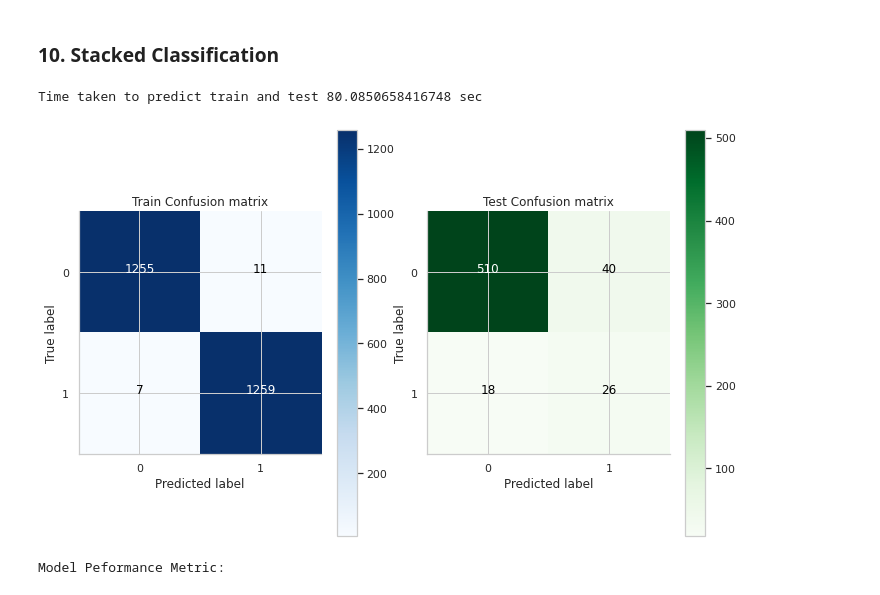
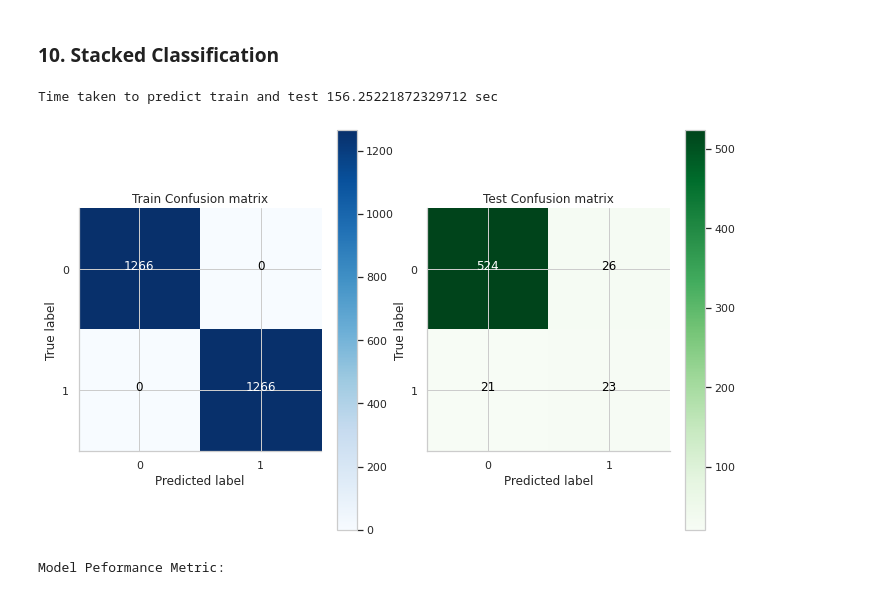
Before and after one commit to prabhatm0307/ai-ml, a Jupyter notebook: Telecom_Churn_Assignment.ipynb, the cells around one changed output. Drawn from its saved outputs; the diff is of its cells as text; code cells hidden in the pictures.

```diff
--- a/Telecom_Churn_Assignment.ipynb
+++ b/Telecom_Churn_Assignment.ipynb
@@ -1569,13 +1662,14 @@ Time taken to predict train and test 10.002905130386353 sec
 # %%
+### Final Hyperparameter tuning
 begin = time.time()
 params = {
     'criterion':['gini'],
-    'max_depth':[5,10,15,20],
-    'min_samples_split':[5,10],
-    'min_samples_leaf':[3,5,10],
+    'max_depth':[15,18],
+    'min_samples_split':[10,20],
+    'min_samples_leaf':[10,20],
     'random_state':[42],
-    'max_features': [49],
-    'n_estimators':[100,200]
+    'max_features': [40],
+    'n_estimators':[200]
 
 }
 estimator = RandomForestClassifier()
@@ -1624,3 +1727,12 @@ Time taken to predict train and test 15.074345588684082 sec
 [figure]
 # %% [markdown]
 ### 9. XGB Classifier
+# %%
+### Default XG Boost
+begin = time.time()
+xgb = XGBClassifier()
+xgb.fit(X_train,y_train)
+display(prediction_matrix(xgb,X_train,X_test,y_train,y_test))
+end = time.time()
+time_taken=end-begin
+print('Time taken to predict train and test {} sec'.format(time_taken))
@@ -1627,15 +1786,16 @@ Time taken to predict train and test 15.074345588684082 sec
 # %%
+#### Final Hyperparamter tuning
 begin = time.time()
 params = dict(
-    max_depth=[3,9] ,          # maximum depth of each tree - try 2 to 10
-    learning_rate=[0.1,0.2,0.3] ,   # effect of each tree - try 0.0001 to 0.1
-    n_estimators=[1000,5000] ,    # number of trees (that is, boosting rounds) - try 1000 to 8000
-    min_child_weight=[1,5] ,   # minimum number of houses in a leaf - try 1 to 10
-    colsample_bytree=[0.7],  # fraction of features (columns) per tree - try 0.2 to 1.0
-    subsample=[0.3,0.4,0.5],         # fraction of instances (rows) per tree - try 0.2 to 1.0
-    reg_alpha=[0,5,10],         # L1 regularization (like LASSO) - try 0.0 to 10.0
-    reg_lambda=[1,5,8]  ,      # L2 regularization (like Ridge) - try 0.0 to 10.0
-    num_parallel_tree=[1],   # set > 1 for boosted random forests
+    max_depth=[10] ,
+    learning_rate=[0.3,0.5] ,
+    n_estimators=[1500] ,
+    min_child_weight=[1,5] ,
+    colsample_bytree=[0.7],
+    subsample=[0.6],
+    reg_alpha=[0,1],
+    reg_lambda=[0,1]  ,
+    num_parallel_tree=[1],
 )
 estimator = XGBClassifier()
 # cross validation
@@ -1660,24 +1828,25 @@ KeyboardInterrupt:
 # %%
 begin = time.time()
 estimators = [
     ('lr', lm),
     ("lasso",lasso),
     ('ridge',ridge),
     ('elasticnet',elasticnet),
     ('dt',lm_dt),
- #   ('rfc',lm_rfc),
+    ('rfc',lm_rfc),
     ('knn',lm_knn),
     ('gbr',lm_gbr),
+     ('xgb',lm_xgb)
 ]
 lm_stack = StackingClassifier(estimators=estimators,final_estimator=LogisticRegression())
 lm_stack.fit(X_train, y_train)
 lm_stack_metric=prediction_matrix(lm_stack,X_train,X_test,y_train,y_test)
 end = time.time()
 time_taken=end-begin
 print('Time taken to predict train and test {} sec'.format(time_taken))
 # %% [output]
-Time taken to predict train and test 80.0850658416748 sec
+Time taken to predict train and test 156.25221872329712 sec
-[figure, old version]
+[figure, new version]
 # %%
 # Creating a table which contain all the metrics
 lr_table = {'Metric': ['Accuary (Train)','Accuary (Test)','Precision (Train)','Precision (Test)','Recall (Train)','Recall (Test)',
```
Also changed, not shown: parts of 20 cells of this notebook.
